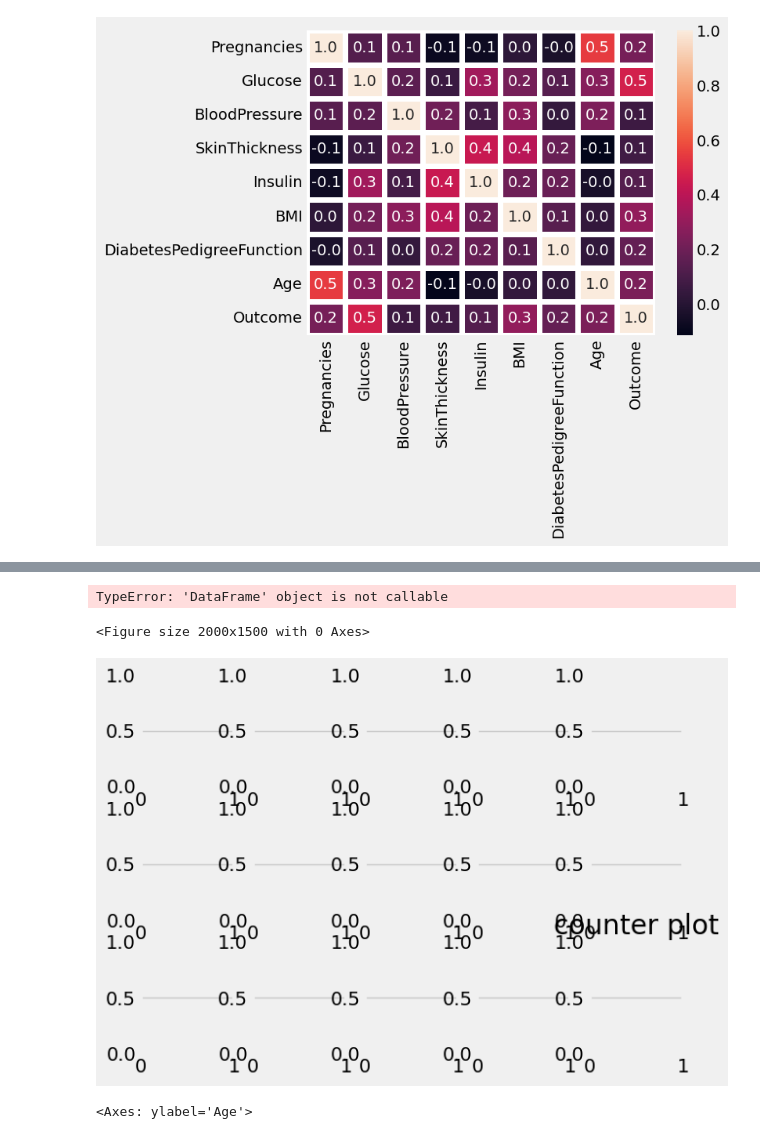
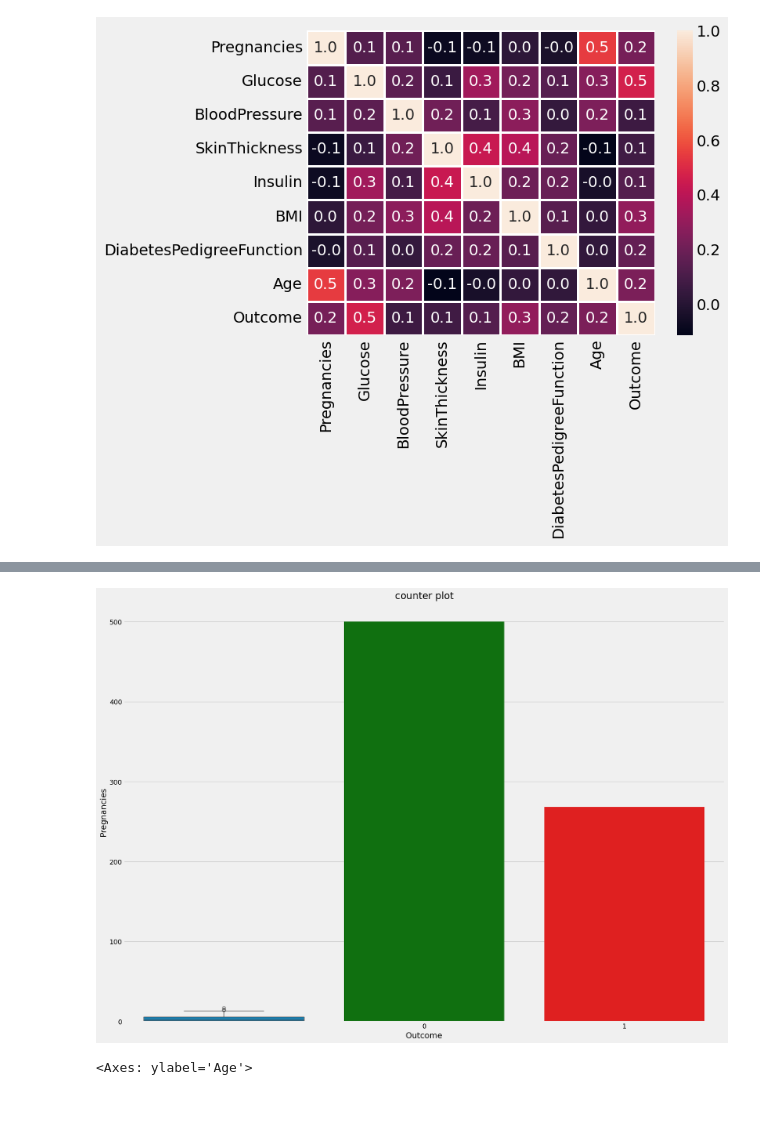
Before and after one commit to nightitachi/Block-Notes, a Jupyter notebook: diabetes.ipynb, the cells around one changed output, grey strips where cells are left out. Drawn from its saved outputs; the diff is of its cells as text; code cells hidden in the pictures; blank space fills up the shorter version.

```diff
--- a/diabetes.ipynb
+++ b/diabetes.ipynb
@@ -78,15 +108,12 @@ sns.heatmap(data.corr(),annot=True ,fmt='0.1f' ,linewidths=5)
 # %%
 plt.figure(figsize=(20,15))
-plt.subplots(3,5)
 plt.title('counter plot')
-sns.boxplot(y=data(['Pregnancies']))
+sns.boxplot(y=data['Pregnancies']  )
 
 sns.countplot(x='Outcome' , data = data  , palette=['green' , 'red'])
 plt.show()
 # %% [output]
-TypeError: 'DataFrame' object is not callable
-<Figure size 2000x1500 with 0 Axes>
-[figure, old version]
+[figure, new version]
 # %%
 #Create Model
 # %%
```
Also changed, not shown: parts of 17 cells of this notebook.
